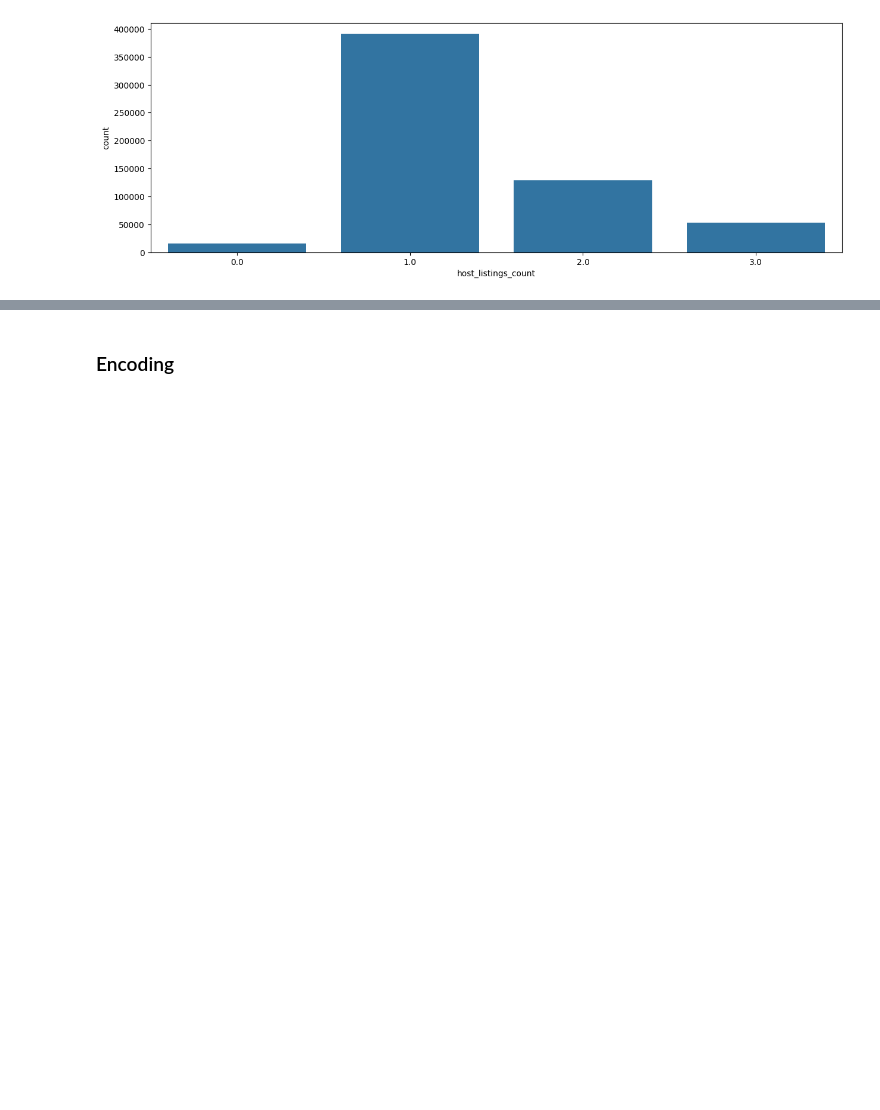
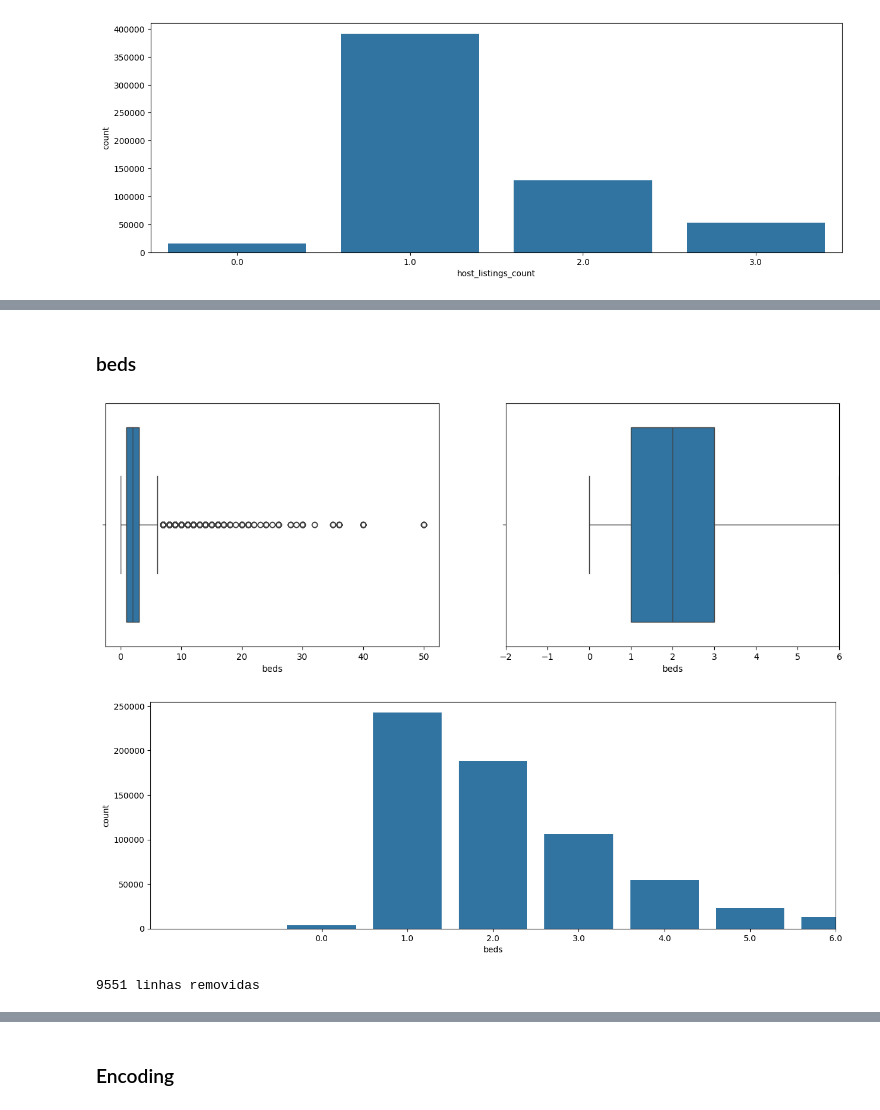
Before and after one commit to dePinhoPaulo/Python-Impressionador, a Jupyter notebook: 05. Impressionador/39. Projeto 3 - Ciência de Dados - Aplicação de Mercado de Trabalho/Projeto de Ciência de Dados e Recomendações - Solução Airbnb Rio.ipynb, the cells around one changed output, grey strips where cells are left out. Drawn from its saved outputs; the diff is of its cells as text; code cells hidden in the pictures; blank space fills up the shorter version.

```diff
--- a/05. Impressionador/39. Projeto 3 - Ciência de Dados - Aplicação de Mercado de Trabalho/Projeto de Ciência de Dados e Recomendações - Solução Airbnb Rio.ipynb
+++ b/05. Impressionador/39. Projeto 3 - Ciência de Dados - Aplicação de Mercado de Trabalho/Projeto de Ciência de Dados e Recomendações - Solução Airbnb Rio.ipynb
@@ -436,0 +476,13 @@ grafico_barra(base_airbnb['host_listings_count'])
+# %% [markdown]
+### beds
+# %%
+diagrama_caixa(base_airbnb['beds'])
+grafico_barra(base_airbnb['beds'])
+# %% [output]
+[figure, added]
+[figure, added]
+# %%
+base_airbnb, linhas_removidas = excluir_outliers(base_airbnb, 'beds')
+print('{} linhas removidas'.format(linhas_removidas))
+# %% [output]
+9551 linhas removidas
```
Also changed, not shown: parts of 26 cells of this notebook, 1 other file.
